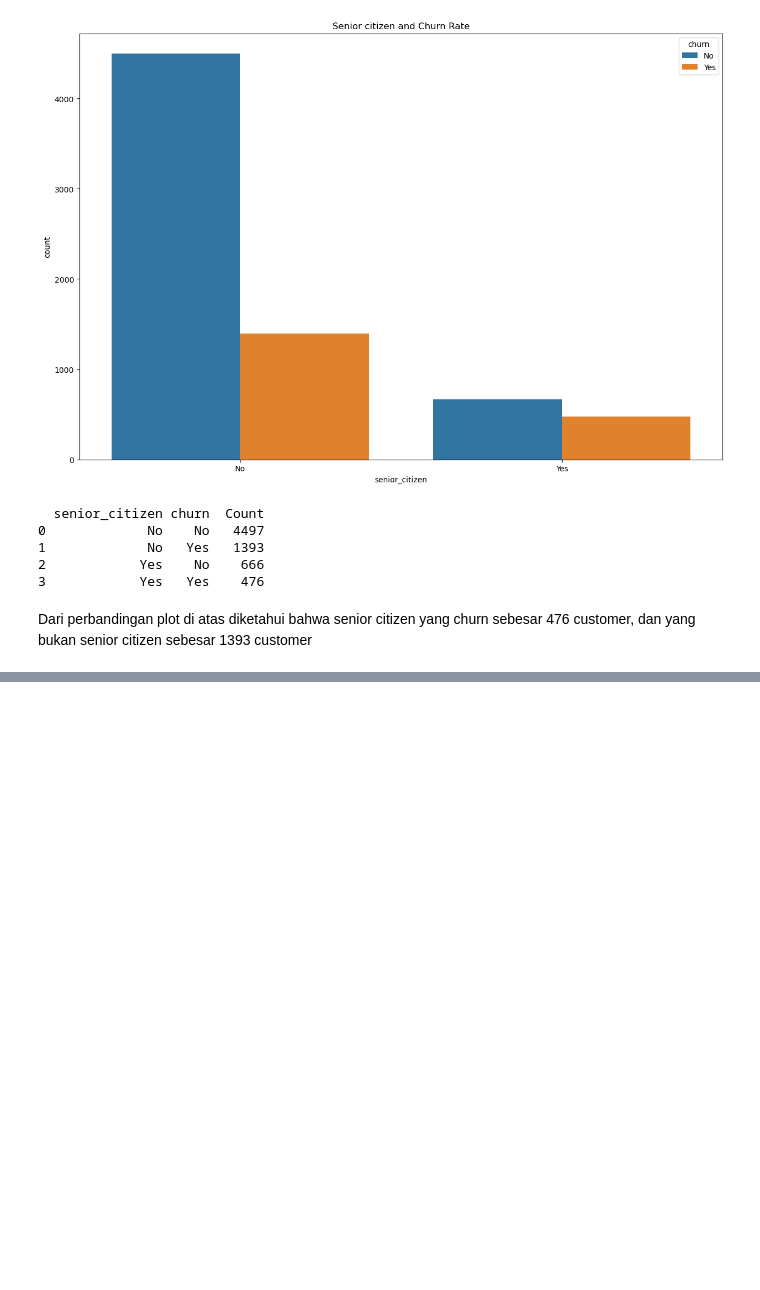
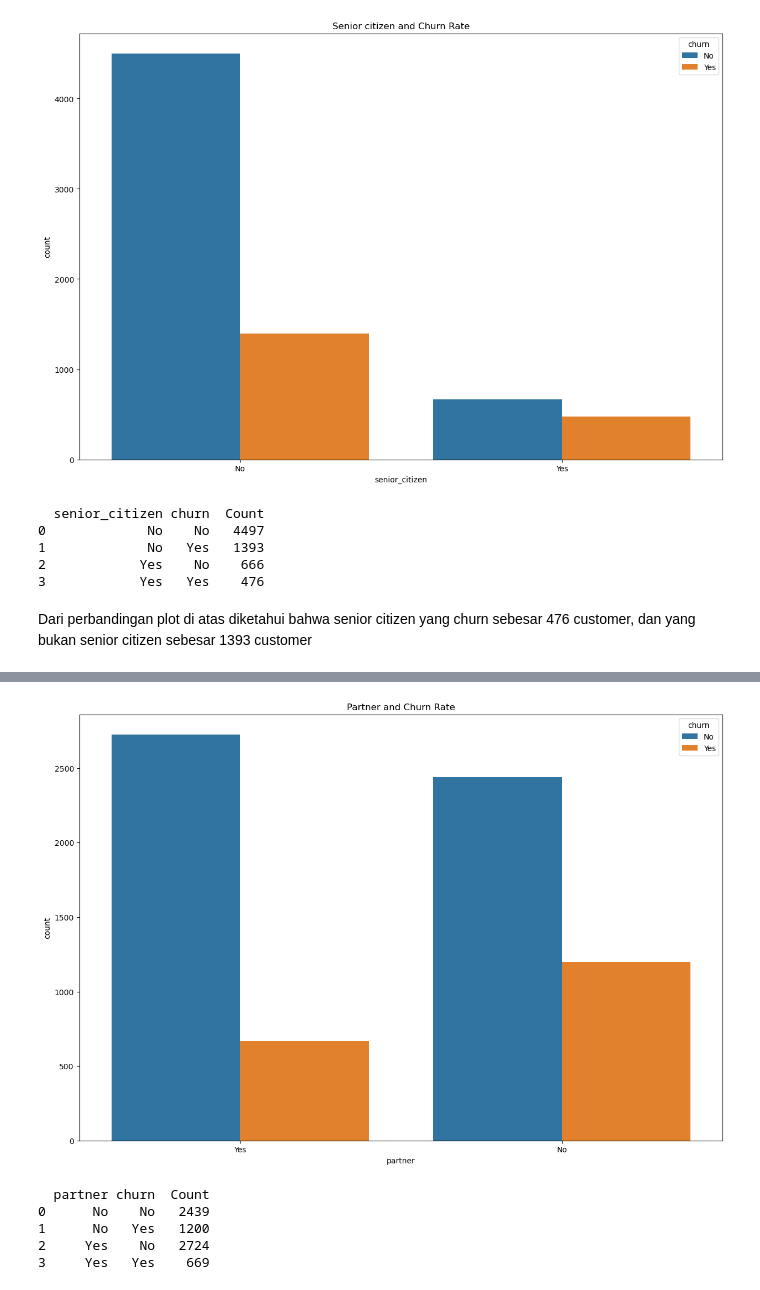
Before and after one commit to FTDS-assignment-bay/p2-final-project-ftds-001-sby-group-001, a Jupyter notebook: data_analyst.ipynb, the cells around one changed output, grey strips where cells are left out. Saved outputs shown, nothing was run; the diff lists cells and outputs as text; code cells hidden in the pictures; blank space fills up the shorter version.

```diff
--- a/data_analyst.ipynb
+++ b/data_analyst.ipynb
@@ -354,0 +387,16 @@ Dari perbandingan plot di atas diketahui bahwa senior citizen yang churn sebesar
+# %%
+plt.figure(figsize = (15, 10))
+sns.countplot(data = df, x = 'partner', hue = 'churn')
+plt.title('Partner and Churn Rate')
+plt.show()
+# %% [output]
+[figure, added]
+# %%
+value_counts = df.groupby(['partner', 'churn']).size().reset_index(name='Count')
+print(value_counts)
+# %% [output]
+  partner churn  Count
+0      No    No   2439
+1      No   Yes   1200
+2     Yes    No   2724
+3     Yes   Yes    669
```
Also changed, not shown: parts of 79 cells of this notebook.
